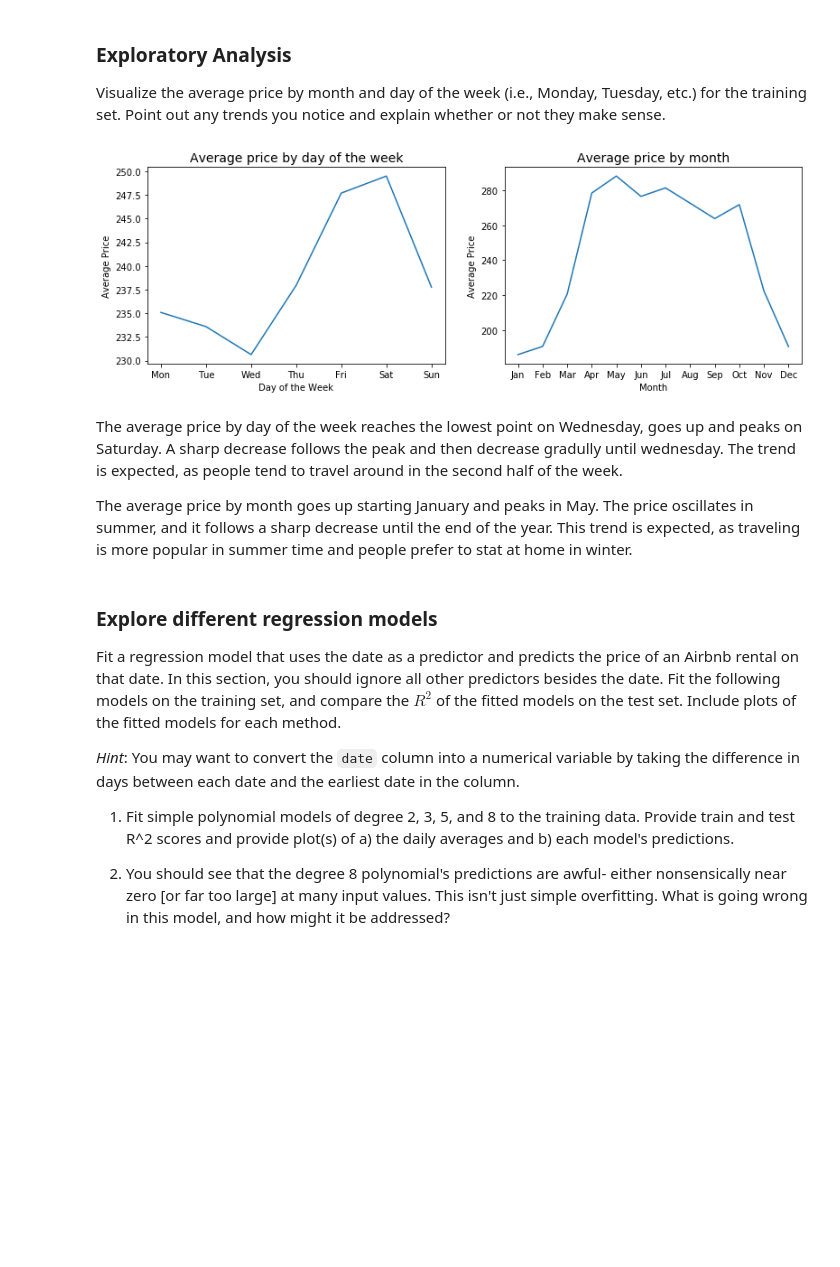
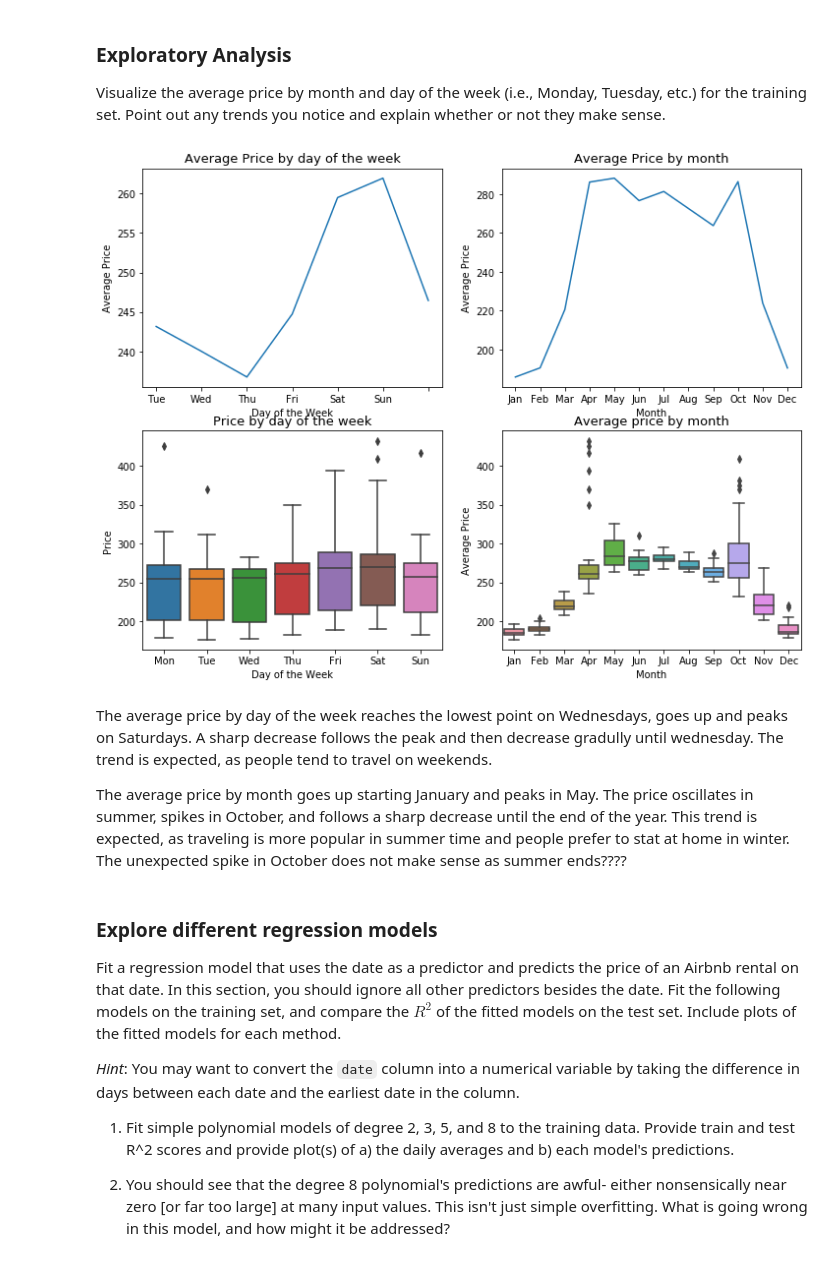
Before and after one commit to Ruby122/2020-CS109B, a Jupyter notebook: content/homeworks/hw01/cs109b_hw1.ipynb, the cells around one changed output. Drawn from its saved outputs; the diff is of its cells as text; code cells hidden in the pictures; blank space fills up the shorter version.

```diff
--- a/content/homeworks/hw01/cs109b_hw1.ipynb
+++ b/content/homeworks/hw01/cs109b_hw1.ipynb
@@ -71,39 +71,52 @@ rent_train.head()
 ### Exploratory Analysis
 
 Visualize the average price by month and day of the week (i.e., Monday, Tuesday, etc.) for the training set. Point out any trends you notice and explain whether or not they make sense.
-# %%
-#your code here
-# aggregate by day of the week
-day = rent_train.date.dt.weekday
-day_test = rent_test.date.dt.weekday
-price_by_day = rent_train.groupby(day)[['price']].mean()
-# aggregate by month
-month = rent_train.date.dt.month
-price_by_month = rent_train.groupby(month)[['price']].mean()
-# plot
-fig, (ax1, ax2) = plt.subplots(1,2, figsize = (13, 4))
-ax1.plot(price_by_day)
-ax1.set_xticks(np.arange(7))
-ax1.set_xticklabels(['Mon', 'Tue', 'Wed', 'Thu', 'Fri', 'Sat', 'Sun'])
-ax1.set_xlabel('Day of the Week')
-ax1.set_ylabel('Average Price')
-ax1.set_title('Average price by day of the week', size = 14)
-
-ax2.plot(price_by_month)
-ax2.set_xticks(np.arange(1,13)) # override default ticks
-ax2.set_xticklabels(['Jan', 'Feb', 'Mar', 'Apr', 'May', 'Jun', 'Jul', 'Aug', 'Sep', 'Oct',
-                     'Nov', 'Dec'])
-ax2.set_xlabel('Month')
-ax2.set_ylabel('Average Price')
-ax2.set_title('Average price by month', size = 14)
-
-plt.show()
-# %% [output]
-[figure, removed]
+# %%
+# average by date
+price_by_date = rent_train.groupby(['date'])[['price']].mean().reset_index()
+price_by_date['day'] = price_by_date.date.dt.weekday
+price_by_date['month'] = price_by_date.date.dt.month
+# average by day and month
+price_by_day = price_by_date.groupby(['day'])[['price']].mean().reset_index()
+price_by_month = price_by_date.groupby(['month'])[['price']].mean().reset_index()
+# plot
+fig, ax = plt.subplots(2,2, figsize = (12, 9))
+# average price by day
+ax[0,0].plot(price_by_day['day'], price_by_day['price'])
+ax[0,0].set_xticklabels(['Mon', 'Tue', 'Wed', 'Thu', 'Fri', 'Sat', 'Sun'])
+ax[0,0].set_xlabel('Day of the Week')
+ax[0,0].set_ylabel('Average Price')
+ax[0,0].set_title('Average Price by day of the week', size = 13)
+# average price by day
+ax[0,1].plot(price_by_month['month'], price_by_month['price'])
+ax[0,1].set_xticks(np.arange(1,13))
+ax[0,1].set_xticklabels(['Jan', 'Feb', 'Mar', 'Apr', 'May', 'Jun', 'Jul', 'Aug', 'Sep', 'Oct',
+                     'Nov', 'Dec'])
+ax[0,1].set_xlabel('Month')
+ax[0,1].set_ylabel('Average Price')
+ax[0,1].set_title('Average Price by month', size = 13)
+# price distribution by day
+sns.boxplot(x = 'day', y = 'price', data = price_by_date, ax = ax[1,0]) # showmeans=True,
+ax[1,0].set_xticklabels(['Mon', 'Tue', 'Wed', 'Thu', 'Fri', 'Sat', 'Sun'])
+ax[1,0].set_xlabel('Day of the Week')
+ax[1,0].set_ylabel('Price')
+ax[1,0].set_title('Price by day of the week', size = 13)
+# price distribution by month
+sns.boxplot(x = 'month', y = 'price', data = price_by_date, ax = ax[1,1]) # showmeans=True,
+
+ax[1,1].set_xticklabels(['Jan', 'Feb', 'Mar', 'Apr', 'May', 'Jun', 'Jul', 'Aug', 'Sep', 'Oct',
+                     'Nov', 'Dec'])
+ax[1,1].set_xlabel('Month')
+ax[1,1].set_ylabel('Average Price')
+ax[1,1].set_title('Average price by month', size = 13)
+
+fig.show()
+# %% [output]
+[figure, added]
 # %% [markdown]
-The average price by day of the week reaches the lowest point on Wednesday, goes up and peaks on Saturday. A sharp decrease follows the peak and then decrease gradully until wednesday. The trend is expected, as people tend to travel around in the second half of the week.
+The average price by day of the week reaches the lowest point on Wednesdays, goes up and peaks on Saturdays. A sharp decrease follows the peak and then decrease gradully until wednesday. The trend is expected, as people tend to travel on weekends.
 
-The average price by month goes up starting January and peaks in May. The price oscillates in summer, and it follows a sharp decrease until the end of the year. This trend is expected, as traveling is more popular in summer time and people prefer to stat at home in winter.
+The average price by month goes up starting January and peaks in May. The price oscillates in summer, spikes in October, and follows a sharp decrease until the end of the year. This trend is expected, as traveling is more popular in summer time and people prefer to stat at home in winter. The unexpected spike in October does not make sense as summer ends????
 # %% [markdown]
 ### Explore different regression models
 
```
Also changed, not shown: parts of 8 cells of this notebook, 1 other file.
